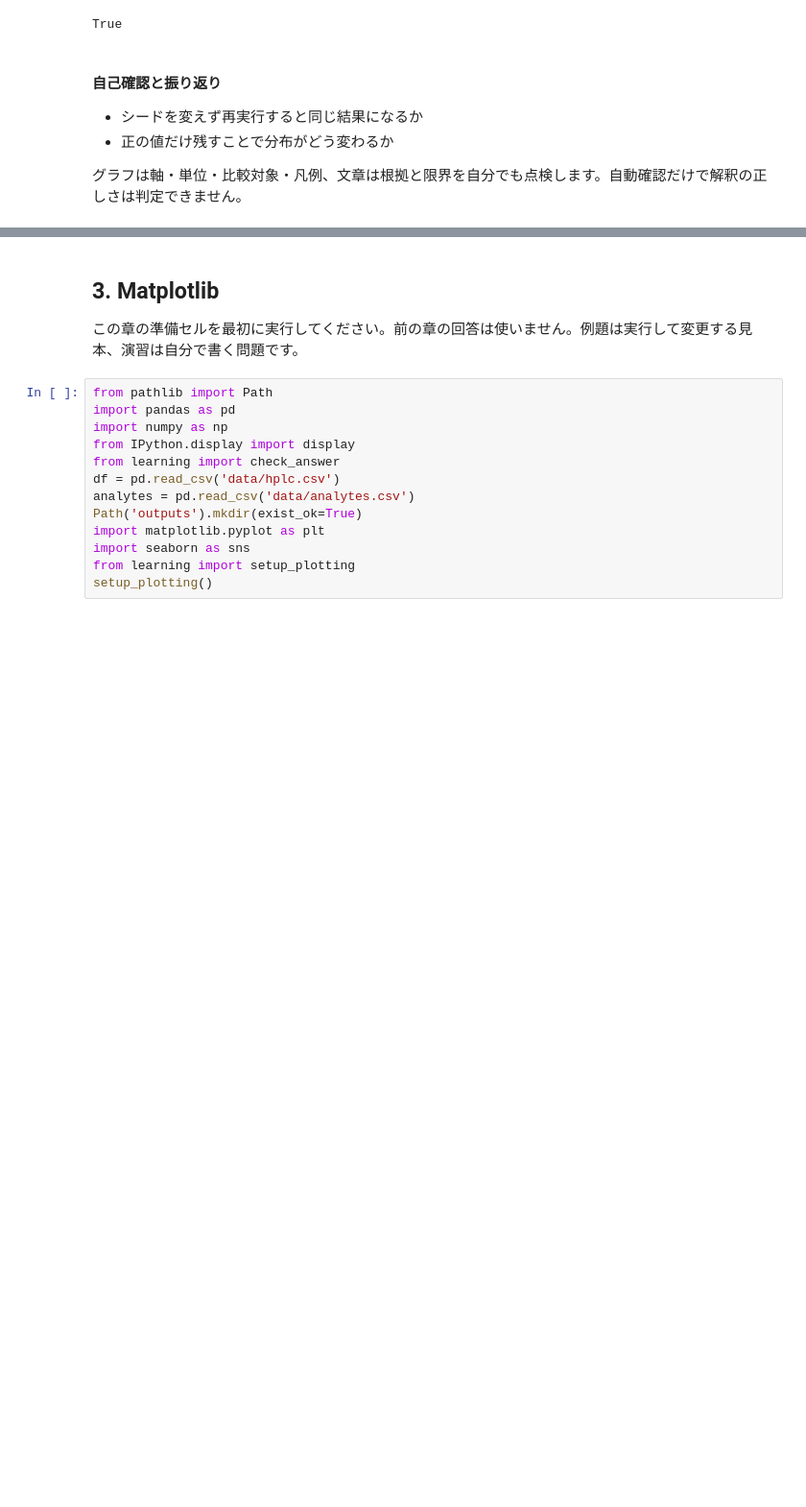
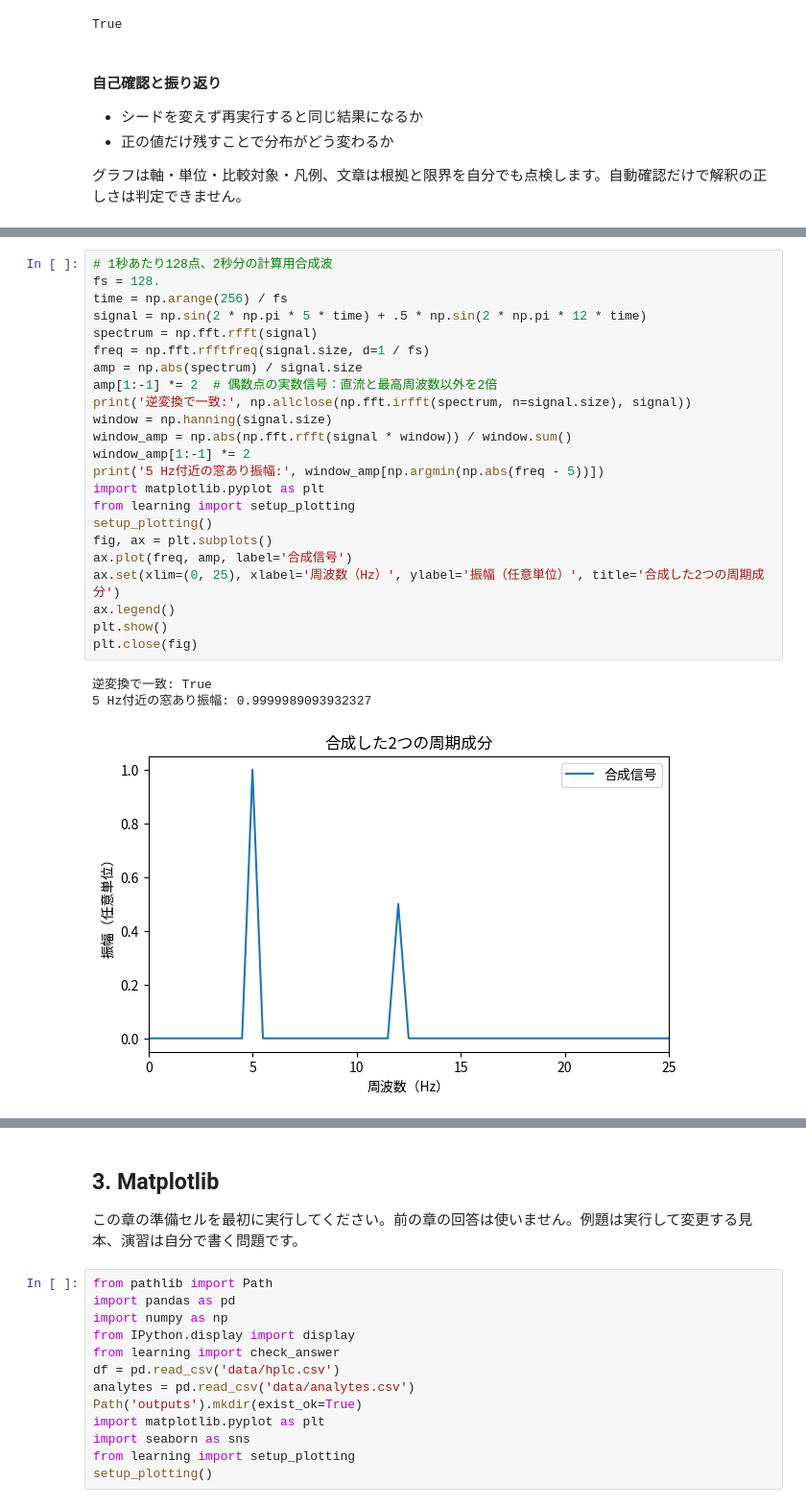
Before and after one commit to sgt9863/sgt9863.github.io, a Jupyter notebook: python-data-learning/solutions.ipynb, the cells around one changed output, grey strips where cells are left out. Shown at 96% size. Cells and saved outputs as stored; diff of their text form; blank space fills up the shorter version.

```diff
--- a/python-data-learning/solutions.ipynb
+++ b/python-data-learning/solutions.ipynb
@@ -3931,0 +6193,27 @@ True
+# %%
+# 1秒あたり128点、2秒分の計算用合成波
+fs = 128.
+time = np.arange(256) / fs
+signal = np.sin(2 * np.pi * 5 * time) + .5 * np.sin(2 * np.pi * 12 * time)
+spectrum = np.fft.rfft(signal)
+freq = np.fft.rfftfreq(signal.size, d=1 / fs)
+amp = np.abs(spectrum) / signal.size
+amp[1:-1] *= 2  # 偶数点の実数信号：直流と最高周波数以外を2倍
+print('逆変換で一致:', np.allclose(np.fft.irfft(spectrum, n=signal.size), signal))
+window = np.hanning(signal.size)
+window_amp = np.abs(np.fft.rfft(signal * window)) / window.sum()
+window_amp[1:-1] *= 2
+print('5 Hz付近の窓あり振幅:', window_amp[np.argmin(np.abs(freq - 5))])
+import matplotlib.pyplot as plt
+from learning import setup_plotting
+setup_plotting()
+fig, ax = plt.subplots()
+ax.plot(freq, amp, label='合成信号')
+ax.set(xlim=(0, 25), xlabel='周波数（Hz）', ylabel='振幅（任意単位）', title='合成した2つの周期成分')
+ax.legend()
+plt.show()
+plt.close(fig)
+# %% [output]
+逆変換で一致: True
+5 Hz付近の窓あり振幅: 0.9999989093932327
+[figure, added]
```
Also changed, not shown: parts of 199 cells of this notebook, 8 other files.
